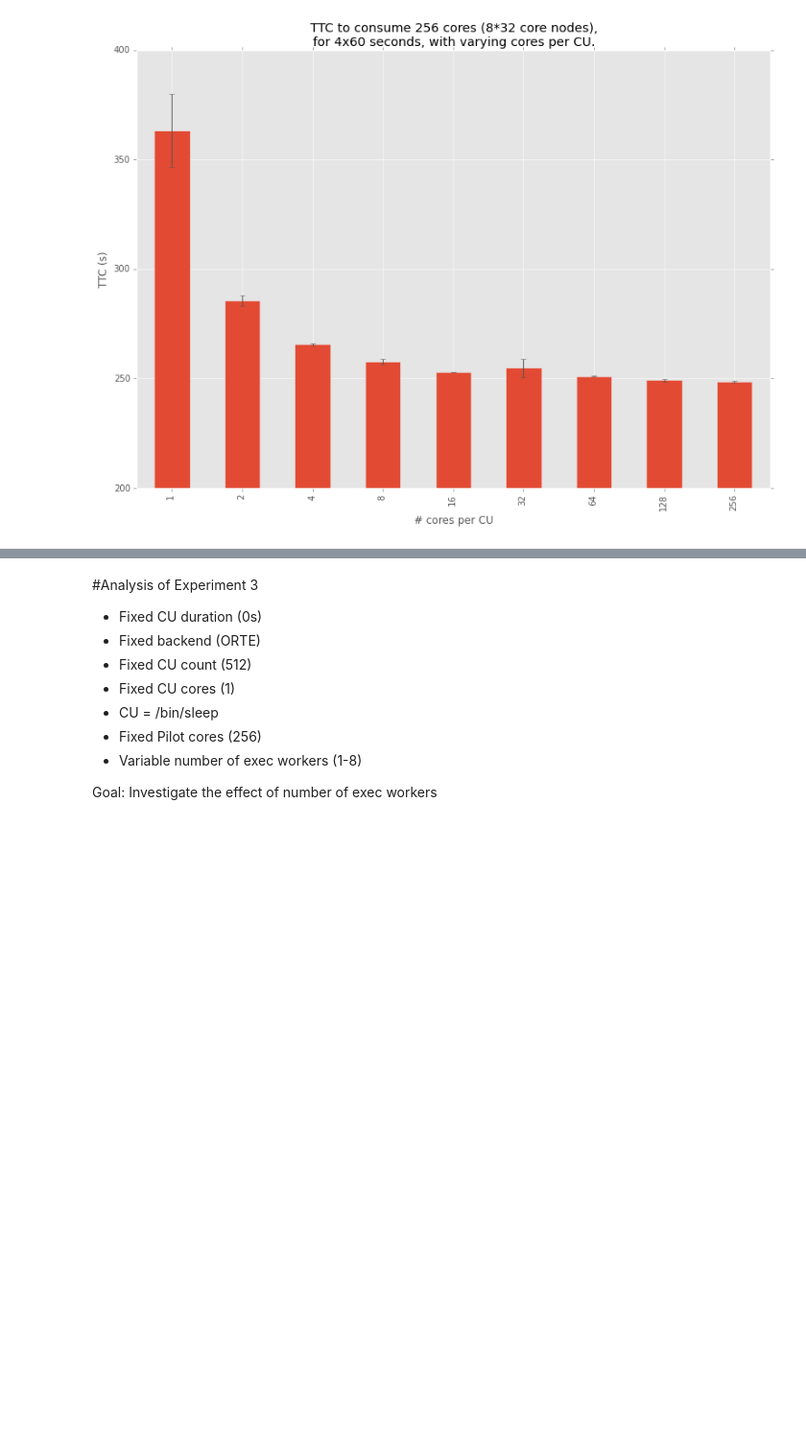
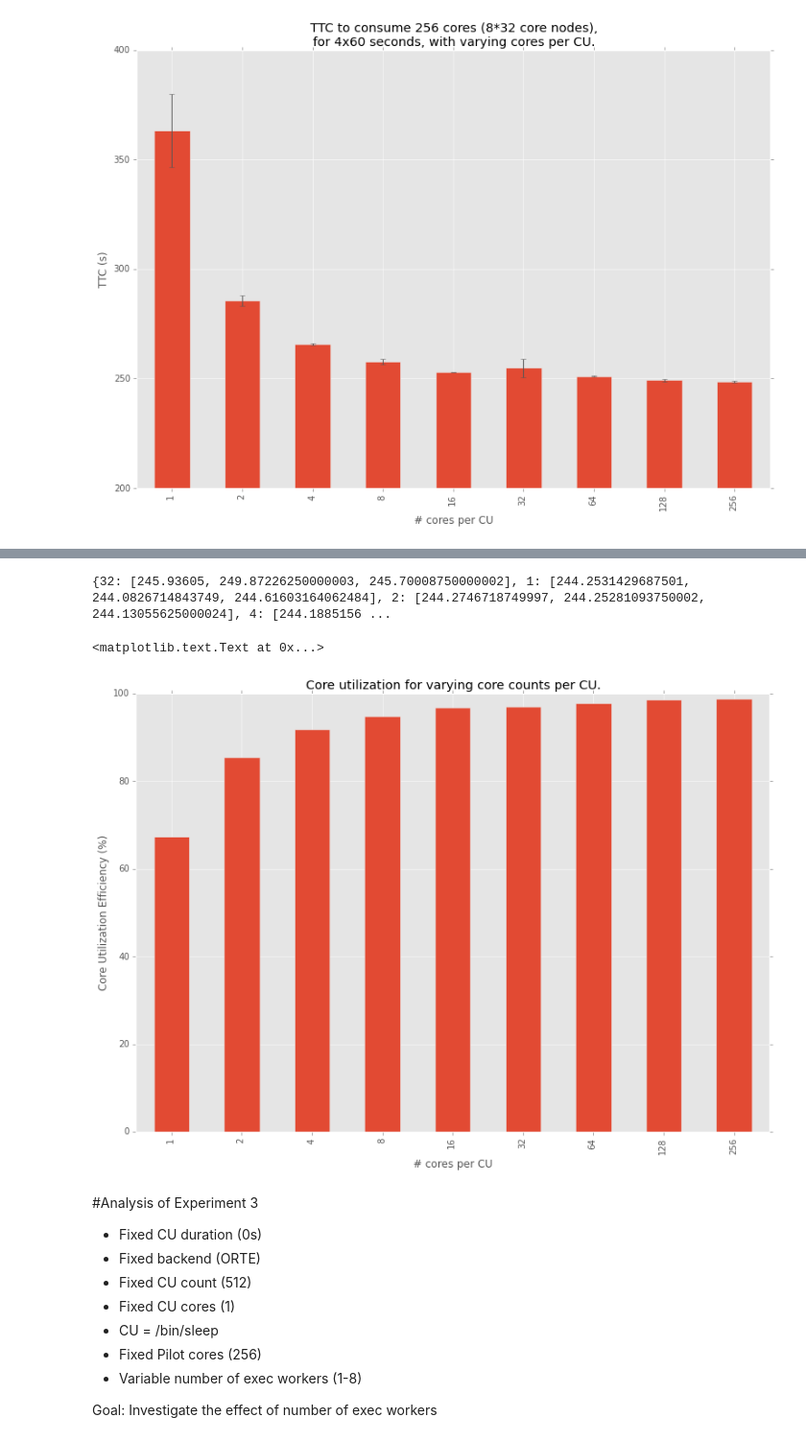
Before and after one commit to radical-experiments/rp-orte-bw, a Jupyter notebook: notebooks/bw_experiments.ipynb, the cells around one changed output, grey strips where cells are left out. Shown at 96% size. Drawn from its saved outputs; the diff is of its cells as text; code cells hidden in the pictures; blank space fills up the shorter version.

```diff
--- a/notebooks/bw_experiments.ipynb
+++ b/notebooks/bw_experiments.ipynb
@@ -769,3 +808,58 @@ ax.set_xlabel('# cores per CU')
+# %%
+#
+# Core utilization for varying core counts
+#
+cu_cores = [1, 2, 4, 8, 16, 32, 64, 128, 256]
+orte_ids = {}
+orte_run = {}
+orte_ttc = {}
+
+for cores in cu_cores:
+
+    orte_ids[cores] = select_exp_from_repo(
+        exp2,
+        {
+            'cu_cores': cores,
+        }
+    )
+
+    orte_ttc[cores] = []
+    orte_run[cores] = []
+
+    for sid in orte_ids[cores]:
+
+        norm_sid = normalize_id(sid)
+
+        # Get multiple pilots from session
+        for pid in store.get('%s/pilots' % norm_sid)['pid']:
+            df = store.get('/%s/prof/%s' % (norm_sid, normalize_id(pid)))
+
+            # Cumulative runtime
+            orte_run[cores].append(
+                ((df['ewa_complete']-df['ewo_launch'] )).mean() *
+                (exp2[sid]['cu_count'] * exp2[sid]['cu_cores']) / exp2[sid]['pilot_cores'] )
+
+            orte_ttc[cores].append(df['ewa_complete'].max() - df['a_to_s'].min())
+
+print orte_run
+
+orte_df = pd.DataFrame()
+
+orte_df['ttc'] = pd.DataFrame(orte_ttc).mean()
+
+orte_df['Execution'] = pd.DataFrame(orte_run).mean()
+orte_df['Efficiency'] = orte_df['Execution'] / orte_df['ttc'] * 100
+
+# TODO: error bars
+ax = orte_df['Efficiency'].plot(kind='bar', stacked=True)
+
+ax.set_title('Core utilization for varying core counts per CU.')
+ax.set_ylabel('Core Utilization Efficiency (%)')
+ax.set_xlabel('# cores per CU')
+# %% [output]
+{32: [245.93605, 249.87226250000003, 245.70008750000002], 1: [244.2531429687501, 244.0826714843749, 244.61603164062484], 2: [244.2746718749997, 244.25281093750002, 244.13055625000024], 4: [244.1885156 ...
+<matplotlib.text.Text at 0x...>
+[figure, added]
 # %%
 #
 # TODO: Extract launch rate
```
Also changed, not shown: parts of 5 cells of this notebook.
